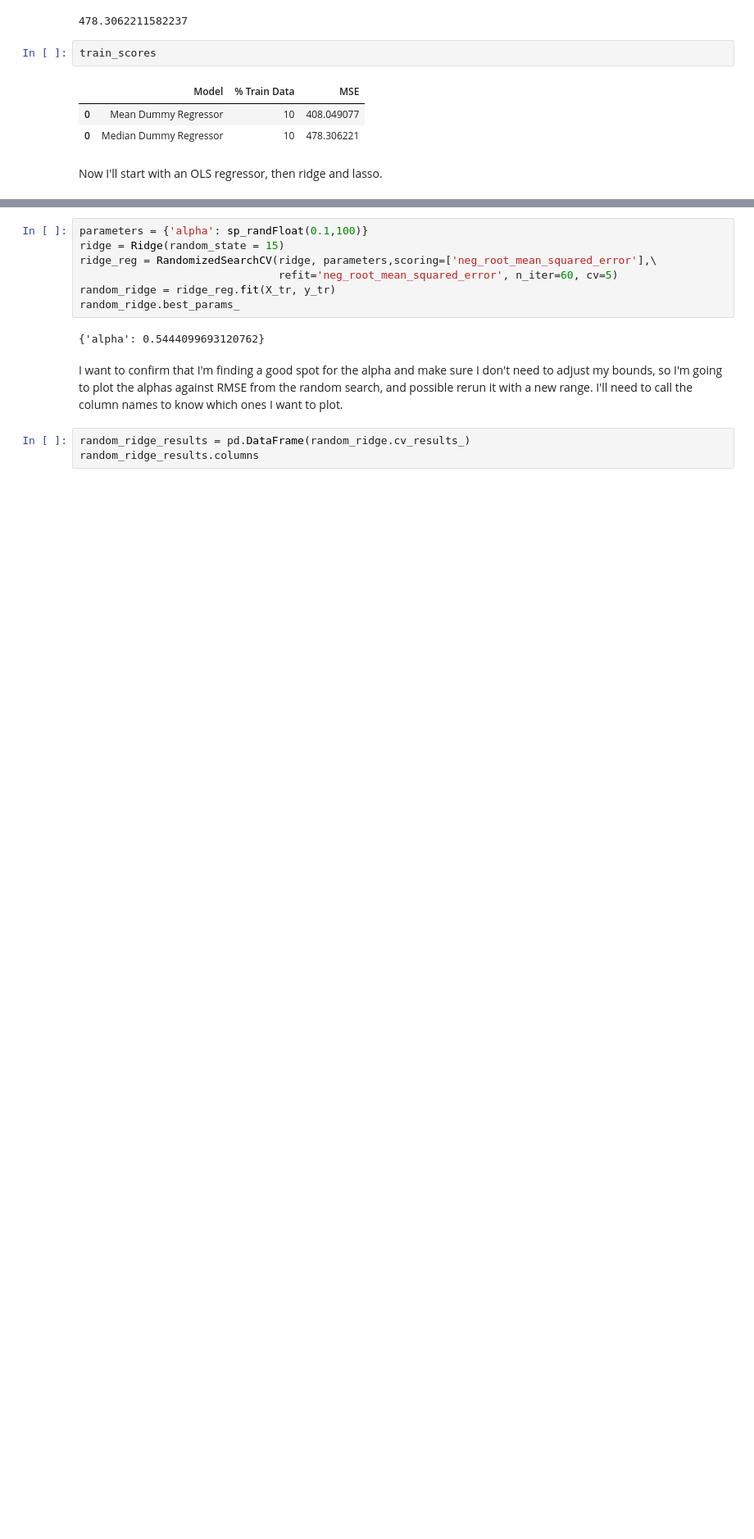
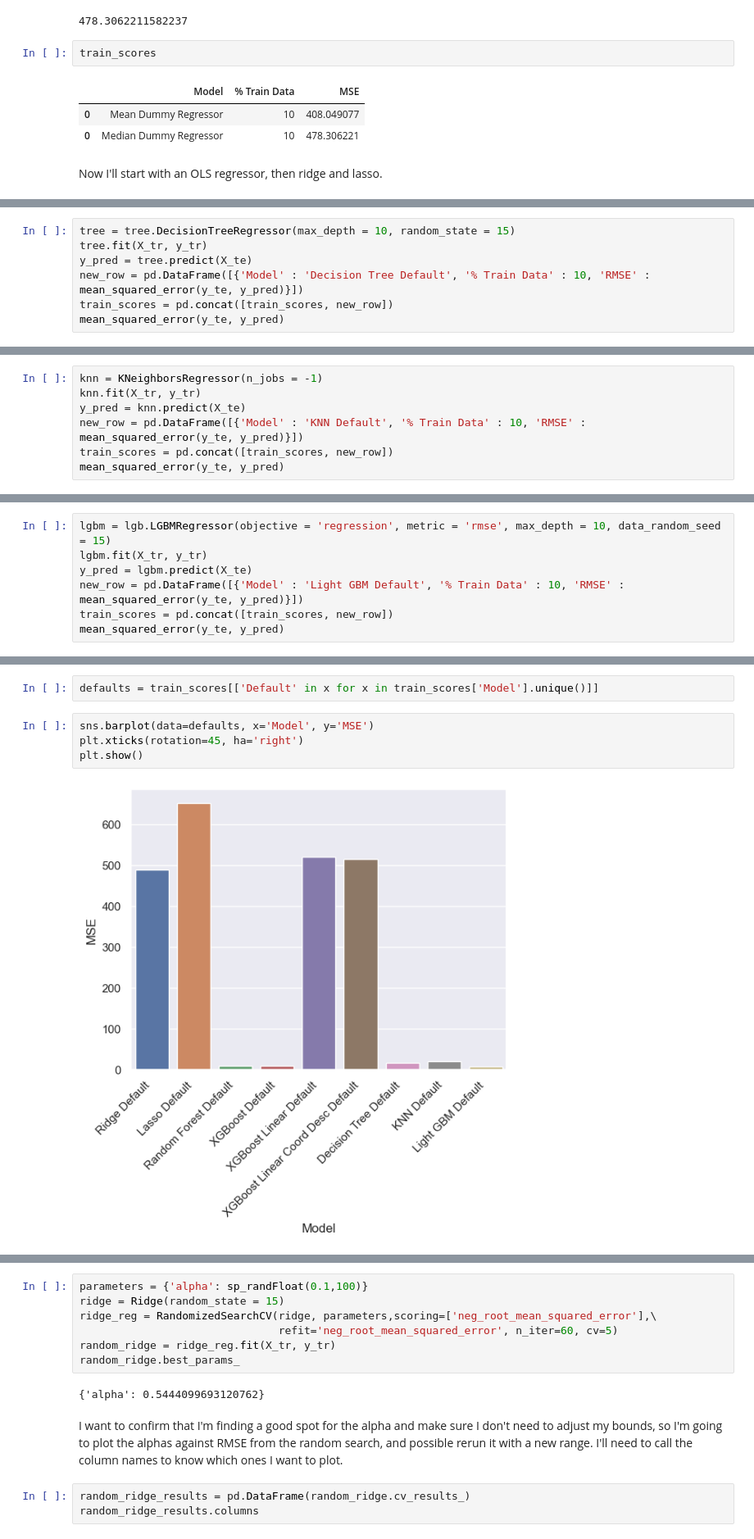
Before and after one commit to zjbrown0689/MOF-Capstone, a Jupyter notebook: notebooks/4_model_development.ipynb, the cells around one changed output, grey strips where cells are left out. Shown: that part at 82% size. Drawn from its saved outputs; the diff is of its cells as text; blank space fills up the shorter version.

Commit message:
finished default models

```diff
--- a/notebooks/4_model_development.ipynb
+++ b/notebooks/4_model_development.ipynb
@@ -129,0 +196,7 @@ For the rest of the models I'm exploring I'll need to do some hyperparameter tun
+# %%
+tree = tree.DecisionTreeRegressor(max_depth = 10, random_state = 15)
+tree.fit(X_tr, y_tr)
+y_pred = tree.predict(X_te)
+new_row = pd.DataFrame([{'Model' : 'Decision Tree Default', '% Train Data' : 10, 'RMSE' : mean_squared_error(y_te, y_pred)}])
+train_scores = pd.concat([train_scores, new_row])
+mean_squared_error(y_te, y_pred)
@@ -129,0 +205,7 @@ For the rest of the models I'm exploring I'll need to do some hyperparameter tun
+# %%
+knn = KNeighborsRegressor(n_jobs = -1)
+knn.fit(X_tr, y_tr)
+y_pred = knn.predict(X_te)
+new_row = pd.DataFrame([{'Model' : 'KNN Default', '% Train Data' : 10, 'RMSE' : mean_squared_error(y_te, y_pred)}])
+train_scores = pd.concat([train_scores, new_row])
+mean_squared_error(y_te, y_pred)
@@ -129,0 +214,7 @@ For the rest of the models I'm exploring I'll need to do some hyperparameter tun
+# %%
+lgbm = lgb.LGBMRegressor(objective = 'regression', metric = 'rmse', max_depth = 10, data_random_seed = 15)
+lgbm.fit(X_tr, y_tr)
+y_pred = lgbm.predict(X_te)
+new_row = pd.DataFrame([{'Model' : 'Light GBM Default', '% Train Data' : 10, 'RMSE' : mean_squared_error(y_te, y_pred)}])
+train_scores = pd.concat([train_scores, new_row])
+mean_squared_error(y_te, y_pred)
@@ -129,0 +225,8 @@ For the rest of the models I'm exploring I'll need to do some hyperparameter tun
+# %%
+defaults = train_scores[['Default' in x for x in train_scores['Model'].unique()]]
+# %%
+sns.barplot(data=defaults, x='Model', y='MSE')
+plt.xticks(rotation=45, ha='right')
+plt.show()
+# %% [output]
+[figure, added]
```
Also changed, not shown: parts of 24 cells of this notebook.
